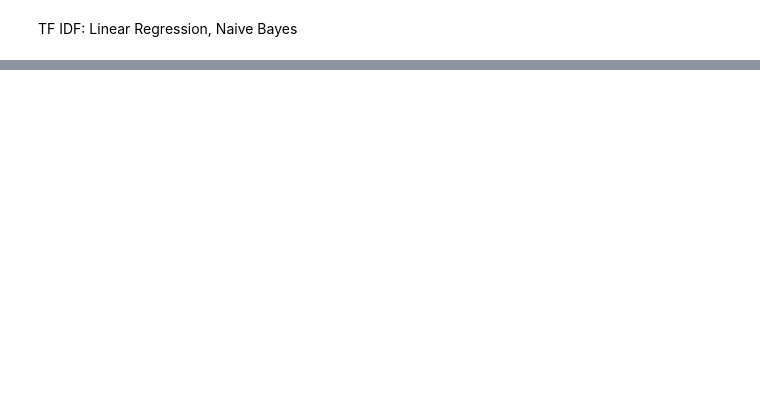
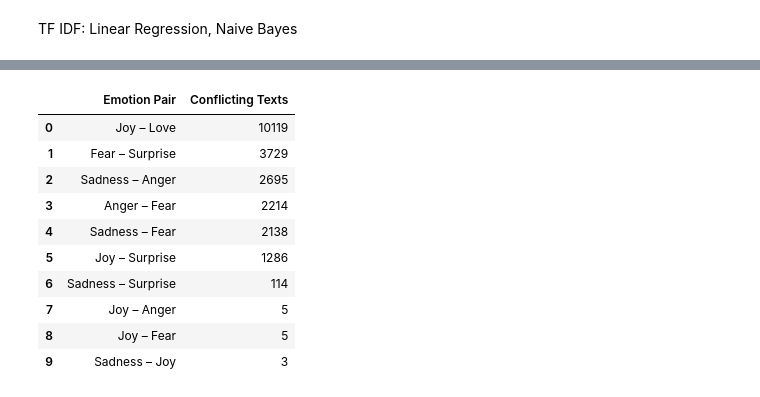
Before and after one commit to carbonconundrum158/Text-message-sentiment-analysis, a Jupyter notebook: sentimentanalysis.ipynb, the cells around one changed output, grey strips where cells are left out. Saved outputs shown, nothing was run; the diff lists cells and outputs as text; code cells hidden in the pictures; blank space fills up the shorter version.

```diff
--- a/sentimentanalysis.ipynb
+++ b/sentimentanalysis.ipynb
@@ -254,0 +505,70 @@ weighted avg       0.90      0.90      0.90     41681
+# %%
+# Conflicting Emotion Label Analysis
+
+import pandas as pd
+from itertools import combinations
+from collections import Counter
+
+conflict_df = analysis_df[["text", "label"]].copy()
+
+# Normalize whitespace for exact-text comparison
+conflict_df["text_key"] = (
+    conflict_df["text"]
+    .str.strip()
+    .str.replace(r"\s+", " ", regex=True)
+)
+
+# Number of different labels per unique text
+label_counts = (
+    conflict_df.groupby("text_key")["label"]
+    .nunique()
+)
+
+conflicting_texts = set(
+    label_counts[label_counts > 1].index
+)
+
+conflicting_rows = conflict_df[
+    conflict_df["text_key"].isin(conflicting_texts)
+]
+
+print("Total dataset records:", len(conflict_df))
+print("Unique normalized texts:",
+      conflict_df["text_key"].nunique())
+print("Texts with conflicting labels:",
+      len(conflicting_texts))
+print("Records involved in conflicts:",
+      len(conflicting_rows))
+print("Percentage of records involved:",
+      f"{100 * len(conflicting_rows) / len(conflict_df):.2f}%")
+
+# Count unique texts associated with each emotion pair
+labels_per_text = (
+    conflicting_rows.groupby("text_key")["label"]
+    .agg(lambda values: sorted(set(values)))
+)
+
+pair_counts = Counter()
+
+for labels in labels_per_text:
+    for label_a, label_b in combinations(labels, 2):
+        pair = (
+            emotion_names[label_a],
+            emotion_names[label_b]
+        )
+        pair_counts[pair] += 1
+
+pair_summary = pd.DataFrame([
+    {
+        "Emotion Pair": f"{a} – {b}",
+        "Conflicting Texts": count
+    }
+    for (a, b), count in pair_counts.items()
+]).sort_values(
+    "Conflicting Texts",
+    ascending=False
+).reset_index(drop=True)
+
+print("\nMost frequent conflicting emotion pairs:")
+display(pair_summary.head(10))
+# %% [output]
@@ -254,0 +582,11 @@ weighted avg       0.90      0.90      0.90     41681
+|  | Emotion Pair | Conflicting Texts |
+| 0 | Joy – Love | 10119 |
+| 1 | Fear – Surprise | 3729 |
+| 2 | Sadness – Anger | 2695 |
+| 3 | Anger – Fear | 2214 |
+| 4 | Sadness – Fear | 2138 |
+| 5 | Joy – Surprise | 1286 |
+| 6 | Sadness – Surprise | 114 |
+| 7 | Joy – Anger | 5 |
+| 8 | Joy – Fear | 5 |
+| 9 | Sadness – Joy | 3 |
```
Also changed, not shown: parts of 28 cells of this notebook.
